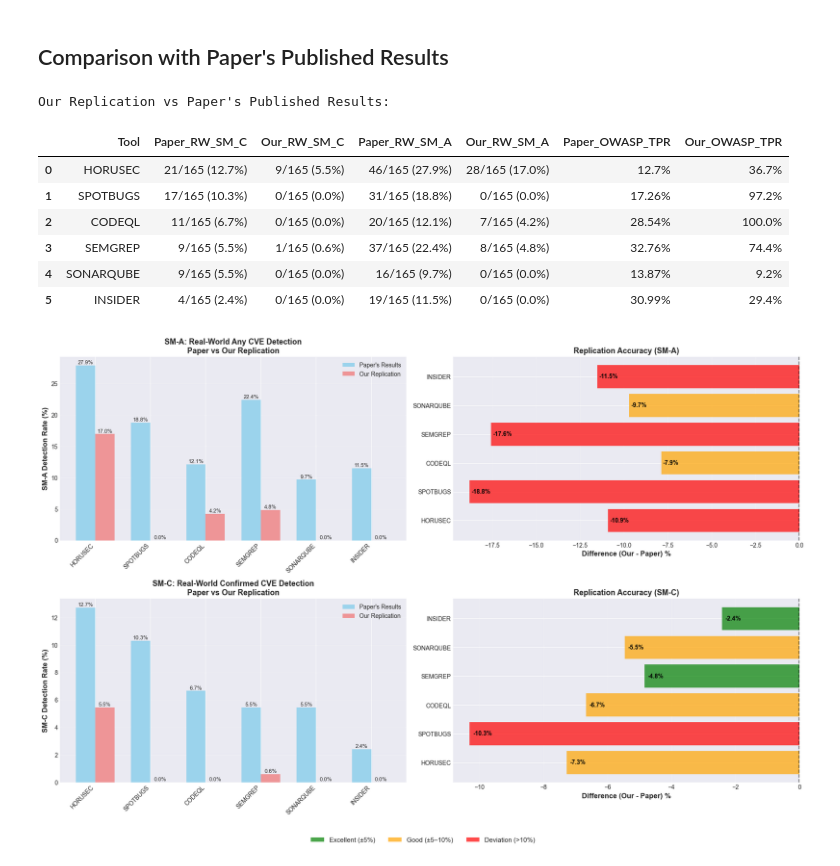
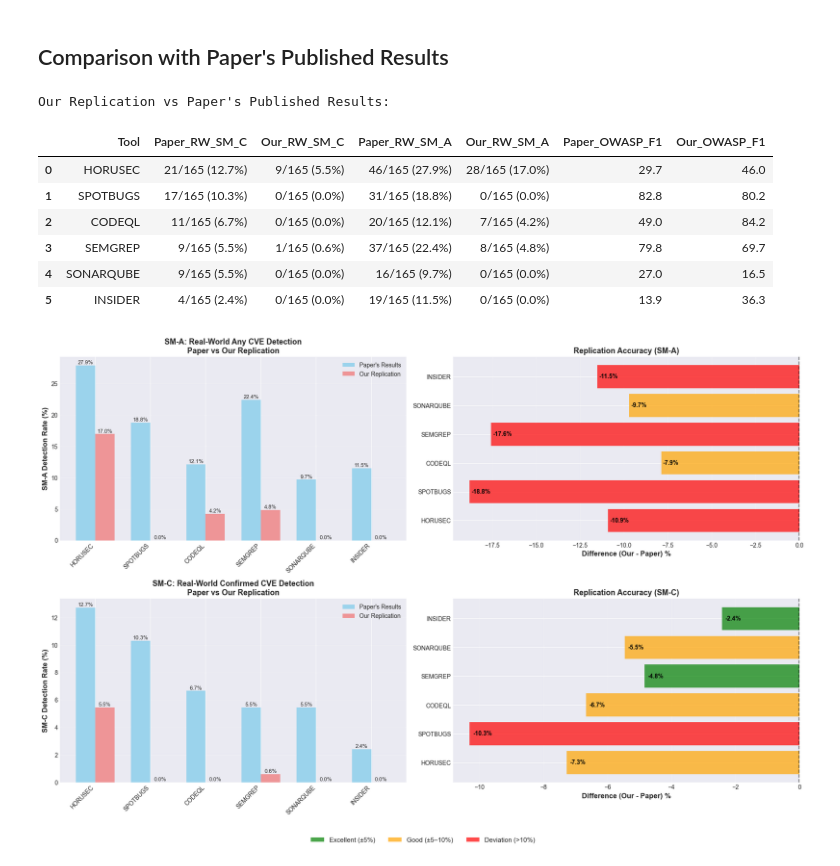
Before and after one commit to ibrahimssmalik/tool_analysis, a Jupyter notebook: sast_scorecard_analysis.ipynb, the cells around one changed output. Cells and saved outputs as stored; diff of their text form; code cells hidden in the pictures.

```diff
--- a/sast_scorecard_analysis.ipynb
+++ b/sast_scorecard_analysis.ipynb
@@ -754,0 +748,7 @@ OWASP vs Real-World Comparison:
+# %%
+compare = 'sm_c_rate' # can be 'sm_c_rate' or 'sm_a_rate' etc.
+comparison_df = create_comparison_df(summary_stats.reset_index(), realworld_results, comparison=compare)
+comparison_df = comparison_df.sort_values('Performance_Gap', ascending=False)
+
+print("OWASP vs Real-World Comparison:")
+display(comparison_df[['Tool', 'Type', 'OWASP_TPR', f'RW_{compare.upper()}', 'Performance_Gap']])
@@ -801,10 +805,10 @@ colors = ['red' if gap > 20 else 'orange' if gap > 10 else 'green'
           for gap in gap_df['Performance_Gap']]
 
 ax.barh(gap_df['Tool'], gap_df['Performance_Gap'], color=colors, alpha=0.7)
-ax.set_xlabel('Performance Gap (OWASP TPR - Real-World SM-C) %',
+ax.set_xlabel(f'Performance Gap (OWASP TPR - Real-World {compare.upper()[:4]}) %',
               fontsize=12, fontweight='bold')
 ax.set_ylabel('Tool', fontsize=12, fontweight='bold')
-ax.set_title('Performance Gap: OWASP vs Real-World\n(Positive = Better on OWASP)',
+ax.set_title(f'Performance Gap: OWASP vs Real-World\n(Positive = Better on OWASP)',
              fontsize=14, fontweight='bold', pad=20)
 ax.grid(axis='x', alpha=0.3)
 
@@ -986,3 +975,13 @@ paper_owasp_results = {
+# %%
+paper_owasp_results = {
+    'semgrep': {'recall': 90.0, 'precision': 70.0, 'f1-score': 79.8},
+    'horusec': {'recall': 30.0, 'precision': 28.0, 'f1-score': 29.7},
+    'codeql': {'recall': 70.0, 'precision': 38.0, 'f1-score': 49.0},
+    'spotbugs': {'recall': 97.0, 'precision': 71.0, 'f1-score': 82.8},
+    'sonarqube': {'recall': 37.0, 'precision': 22.0, 'f1-score': 27.0},
+    'insider': {'recall': 24.0, 'precision': 8.0, 'f1-score': 13.9},
+    'contrast': {'recall': 94.0, 'precision': 77.0, 'f1-score': 84.4},
+}
 # %%
 def create_paper_comparison(our_results, paper_rw_results, paper_owasp_results):
     """Compare our replication with paper's results"""
@@ -991,10 +990,12 @@ def create_paper_comparison(our_results, paper_rw_results, paper_owasp_results):
     for tool in paper_rw_results.keys():
         # Paper's results
         paper_rw = paper_rw_results[tool]
-        paper_owasp = paper_owasp_results.get(tool, {})
+        paper_owasp = paper_owasp_results[tool]
 
         # Our results
         our_rw = our_results.get(tool, {})
+
+        summary_stats_indexed = summary_stats.reset_index()
 
         comparison_data.append({
             'Tool': tool.upper(),
@@ -1020,21 +1021,17 @@ def create_paper_comparison(our_results, paper_rw_results, paper_owasp_results):
             'RW_SM_A_Difference': (our_rw.get('sm_a_rate', 0) - (paper_rw['SM_A']/paper_rw['total']*100)) if our_rw else None,
 
             # Paper's OWASP Results
-            'Paper_OWASP_TPR': f"{paper_owasp.get('TPR', '?')}%",
-            'Paper_OWASP_Rate': paper_owasp.get('TPR', None),
+            'Paper_OWASP_Recall': f"{paper_owasp.get('recall', None)}",
+            'Paper_OWASP_Precision': paper_owasp.get('precision', None),
+            'Paper_OWASP_F1': paper_owasp.get('f1-score', None),
 
-            # Out OWASP Results
-            'Our_OWASP_TPR': f"{df_summary.loc[df_summary['Tool'].str.lower() == tool]['TPR'].values[0]:.1f}%" if not df_summary.loc[df_summary['Tool'].str.lower() == tool].empty else '?',
-            'Our_OWASP_Rate': f"{df_summary.loc[df_summary['Tool'].str.lower() == tool]['Score'].values[0]}" if not df_summary.loc[df_summary['Tool'].str.lower() == tool].empty else None,
+            # Our OWASP Results
+            'Our_OWASP_Recall': f"{summary_stats_indexed.loc[summary_stats_indexed['Tool'].str.lower() == tool.lower()]['Recall'].values[0]:.1f}%" if not summary_stats_indexed.loc[summary_stats_indexed['Tool'].str.lower() == tool.lower()].empty else '?',
+            'Our_OWASP_Precision': f"{summary_stats_indexed.loc[summary_stats_indexed['Tool'].str.lower() == tool.lower()]['Precision'].values[0]}" if not summary_stats_indexed.loc[summary_stats_indexed['Tool'].str.lower() == tool.lower()].empty else '?',
+            'Our_OWASP_F1': f"{summary_stats_indexed.loc[summary_stats_indexed['Tool'].str.lower() == tool.lower()]['F1-Score'].values[0]:.1f}" if not summary_stats_indexed.loc[summary_stats_indexed['Tool'].str.lower() == tool.lower()].empty else '?',
 
             # Gap (Paper's calculation)
             'Paper_Gap': paper_owasp.get('TPR', 0) - paper_rw['sm_c_rate'] if paper_owasp else None,
         })
 
     return pd.DataFrame(comparison_data)
-
-paper_comparison_df = create_paper_comparison(
-    realworld_results,
-    paper_realworld_results,
-    paper_owasp_results
-)
@@ -1041,15 +1044,15 @@ paper_comparison_df = create_paper_comparison(
 # %%
 print("Our Replication vs Paper's Published Results:\n")
-display(paper_comparison_df[['Tool', 'Paper_RW_SM_C', 'Our_RW_SM_C', 'Paper_RW_SM_A', 'Our_RW_SM_A', 'Paper_OWASP_TPR', 'Our_OWASP_TPR']])
+display(paper_comparison_df[['Tool', 'Paper_RW_SM_C', 'Our_RW_SM_C', 'Paper_RW_SM_A', 'Our_RW_SM_A', 'Paper_OWASP_F1', 'Our_OWASP_F1']])
 # %% [output]
 Our Replication vs Paper's Published Results:
-|  | Tool | Paper_RW_SM_C | Our_RW_SM_C | Paper_RW_SM_A | Our_RW_SM_A | Paper_OWASP_TPR | Our_OWASP_TPR |
-| 0 | HORUSEC | 21/165 (12.7%) | 9/165 (5.5%) | 46/165 (27.9%) | 28/165 (17.0%) | 12.7% | 36.7% |
-| 1 | SPOTBUGS | 17/165 (10.3%) | 0/165 (0.0%) | 31/165 (18.8%) | 0/165 (0.0%) | 17.26% | 97.2% |
-| 2 | CODEQL | 11/165 (6.7%) | 0/165 (0.0%) | 20/165 (12.1%) | 7/165 (4.2%) | 28.54% | 100.0% |
-| 3 | SEMGREP | 9/165 (5.5%) | 1/165 (0.6%) | 37/165 (22.4%) | 8/165 (4.8%) | 32.76% | 74.4% |
-| 4 | SONARQUBE | 9/165 (5.5%) | 0/165 (0.0%) | 16/165 (9.7%) | 0/165 (0.0%) | 13.87% | 9.2% |
-| 5 | INSIDER | 4/165 (2.4%) | 0/165 (0.0%) | 19/165 (11.5%) | 0/165 (0.0%) | 30.99% | 29.4% |
+|  | Tool | Paper_RW_SM_C | Our_RW_SM_C | Paper_RW_SM_A | Our_RW_SM_A | Paper_OWASP_F1 | Our_OWASP_F1 |
+| 0 | HORUSEC | 21/165 (12.7%) | 9/165 (5.5%) | 46/165 (27.9%) | 28/165 (17.0%) | 29.7 | 46.0 |
+| 1 | SPOTBUGS | 17/165 (10.3%) | 0/165 (0.0%) | 31/165 (18.8%) | 0/165 (0.0%) | 82.8 | 80.2 |
+| 2 | CODEQL | 11/165 (6.7%) | 0/165 (0.0%) | 20/165 (12.1%) | 7/165 (4.2%) | 49.0 | 84.2 |
+| 3 | SEMGREP | 9/165 (5.5%) | 1/165 (0.6%) | 37/165 (22.4%) | 8/165 (4.8%) | 79.8 | 69.7 |
+| 4 | SONARQUBE | 9/165 (5.5%) | 0/165 (0.0%) | 16/165 (9.7%) | 0/165 (0.0%) | 27.0 | 16.5 |
+| 5 | INSIDER | 4/165 (2.4%) | 0/165 (0.0%) | 19/165 (11.5%) | 0/165 (0.0%) | 13.9 | 36.3 |
 # %%
 fig, axes = plt.subplots(2, 2, figsize=(18, 12))
 (ax1_a, ax2_a), (ax1_c, ax2_c) = axes
```
Also changed, not shown: parts of 12 cells of this notebook, 9 other files.
